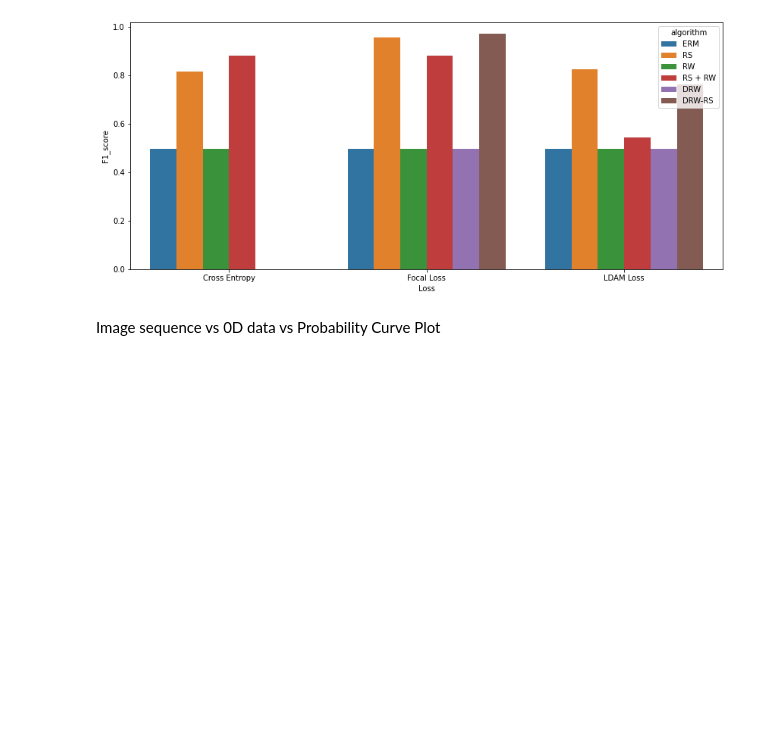
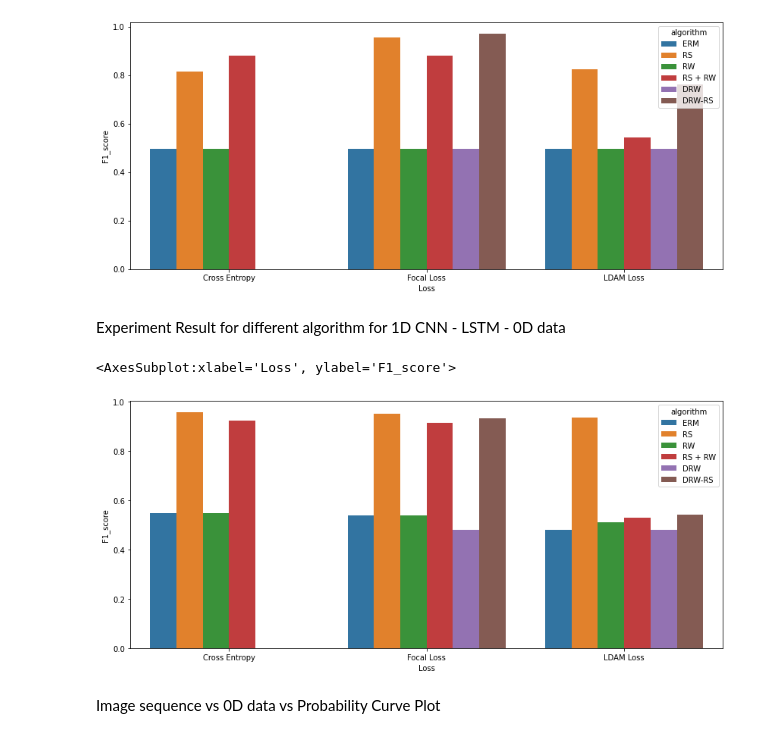
Before and after one commit to ZINZINBIN/Disruption-Prediciton-based-on-Multimodal-Deep-Learning, a Jupyter notebook: analysis_model_performance.ipynb, the cells around one changed output. Saved outputs shown, nothing was run; the diff lists cells and outputs as text; code cells hidden in the pictures; blank space fills up the shorter version.

Commit message:
update result - conv lstm experiment and vivit experiment

```diff
--- a/analysis_model_performance.ipynb
+++ b/analysis_model_performance.ipynb
@@ -401,6 +387,30 @@ sns.barplot(data = df_exp_algorithm, x = 'Loss', y = 'F1_score', hue = 'algorith
 # %% [output]
 <AxesSubplot:xlabel='Loss', ylabel='F1_score'>
 [figure]
+# %% [markdown]
+Experiment Result for different algorithm for 1D CNN - LSTM - 0D data
+# %%
+# Conv LSTM model
+import pandas as pd
+import numpy as np
+import seaborn as sns
+import matplotlib.pyplot as plt
+
+algorithm_list = ['ERM', 'RS', 'RW', 'RS + RW'] + ['ERM', 'RS', 'RW', 'RS + RW', 'DRW', 'DRW-RS'] + ['ERM', 'RS', 'RW', 'RS + RW', 'DRW', 'DRW-RS']
+loss_list = ['Cross Entropy'] * 4 + ['Focal Loss'] * 6 + ['LDAM Loss'] * 6
+f1_list = [0.548, 0.957, 0.548, 0.924] + [0.538, 0.952, 0.538, 0.913, 0.479, 0.934] + [0.479, 0.935, 0.51, 0.529, 0.479, 0.543]
+
+df_exp_algorithm = pd.DataFrame({
+    "Loss" : loss_list,
+    "F1_score" : f1_list,
+    "algorithm" : algorithm_list
+})
+
+plt.figure(figsize = (14,6))
+sns.barplot(data = df_exp_algorithm, x = 'Loss', y = 'F1_score', hue = 'algorithm')
+# %% [output]
+<AxesSubplot:xlabel='Loss', ylabel='F1_score'>
+[figure, added]
 # %% [markdown]
 Image sequence vs 0D data vs Probability Curve Plot
 # %%
```
Also changed, not shown: parts of 11 cells of this notebook, 57 other files.
